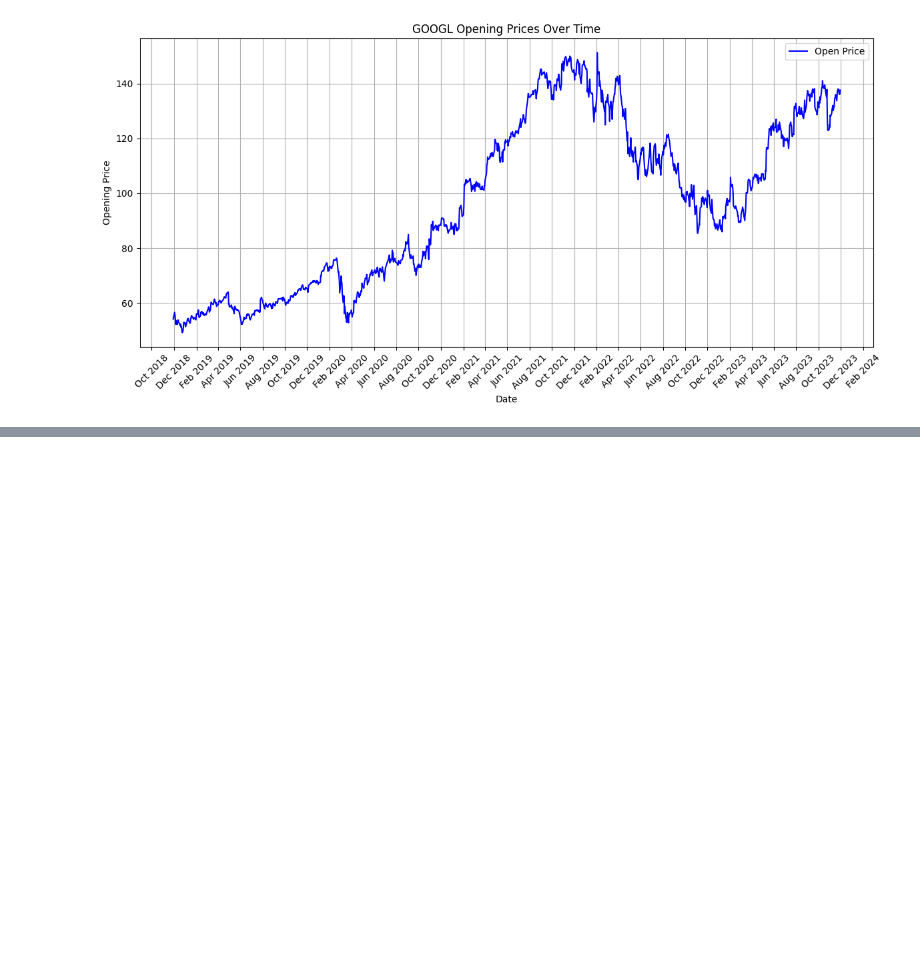
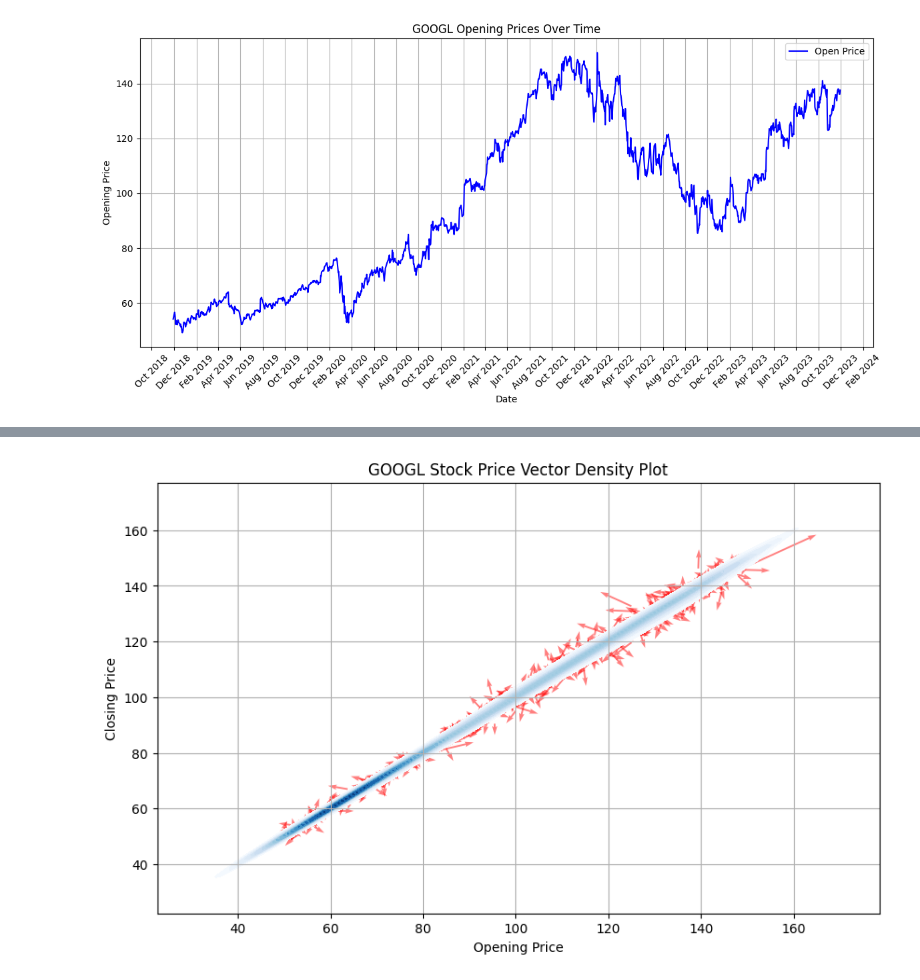
Before and after one commit to casper12340/Complex-Systems-ePortfolio, a Jupyter notebook: dataset exploration.ipynb, the cells around one changed output, grey strips where cells are left out. Drawn from its saved outputs; the diff is of its cells as text; code cells hidden in the pictures; blank space fills up the shorter version.

```diff
--- a/dataset exploration.ipynb
+++ b/dataset exploration.ipynb
@@ -58,0 +95,39 @@ plt.show()
+# %%
+import numpy as np
+import pandas as pd
+import matplotlib.pyplot as plt
+import seaborn as sns
+
+# Assuming 'googl_data' has columns: ['Date', 'Open', 'Close']
+googl_data = googl_data.sort_values(by='Date')  # Ensure data is sorted
+
+# Compute velocity (daily change in Open and Close prices)
+googl_data['Open_vel'] = googl_data['Open'].diff()
+googl_data['Close_vel'] = googl_data['Close'].diff()
+
+# Drop NaN values created by diff()
+googl_data = googl_data.dropna()
+
+# Set up the figure
+plt.figure(figsize=(10, 6))
+
+# Add a quiver plot (similar to geom_segment with arrows)
+plt.quiver(
+    googl_data['Open'], googl_data['Close'],  # Start points (x, y)
+    googl_data['Open_vel'], googl_data['Close_vel'],  # Velocities (dx, dy)
+    angles="xy", scale_units="xy", scale=1, color="red", alpha=0.5
+)
+
+# Add density contour (similar to stat_density2d)
+sns.kdeplot(x=googl_data['Open'], y=googl_data['Close'], cmap="Blues", fill=True, levels=20)
+
+# Labels and Title
+plt.xlabel("Opening Price")
+plt.ylabel("Closing Price")
+plt.title("GOOGL Stock Price Vector Density Plot")
+
+# Show plot
+plt.grid()
+plt.show()
+# %% [output]
+[figure, added]
```
Also changed, not shown: parts of 3 cells of this notebook, 5 other files.
